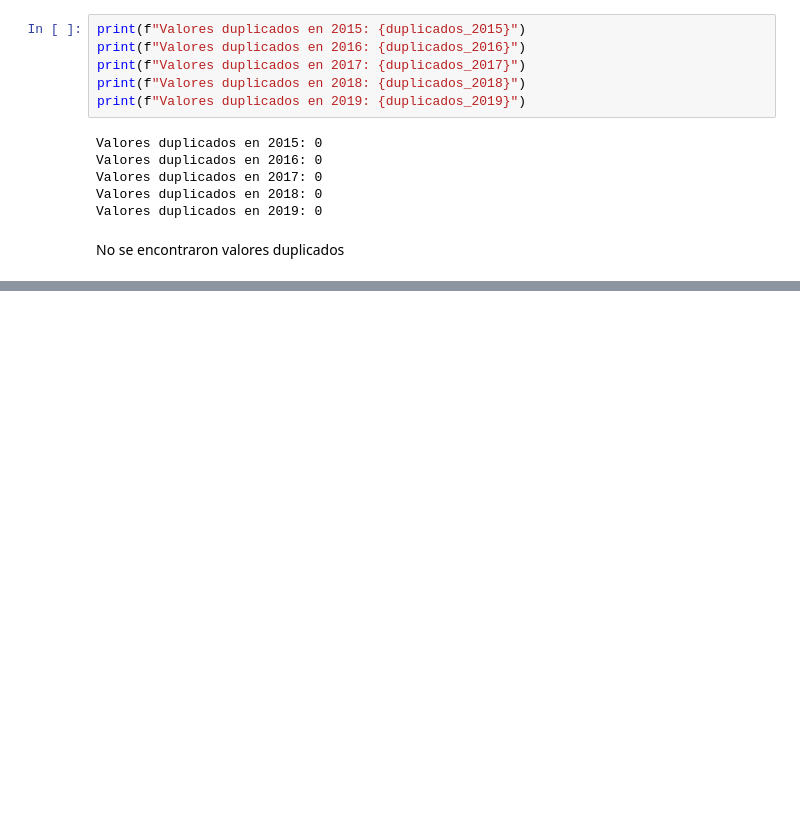
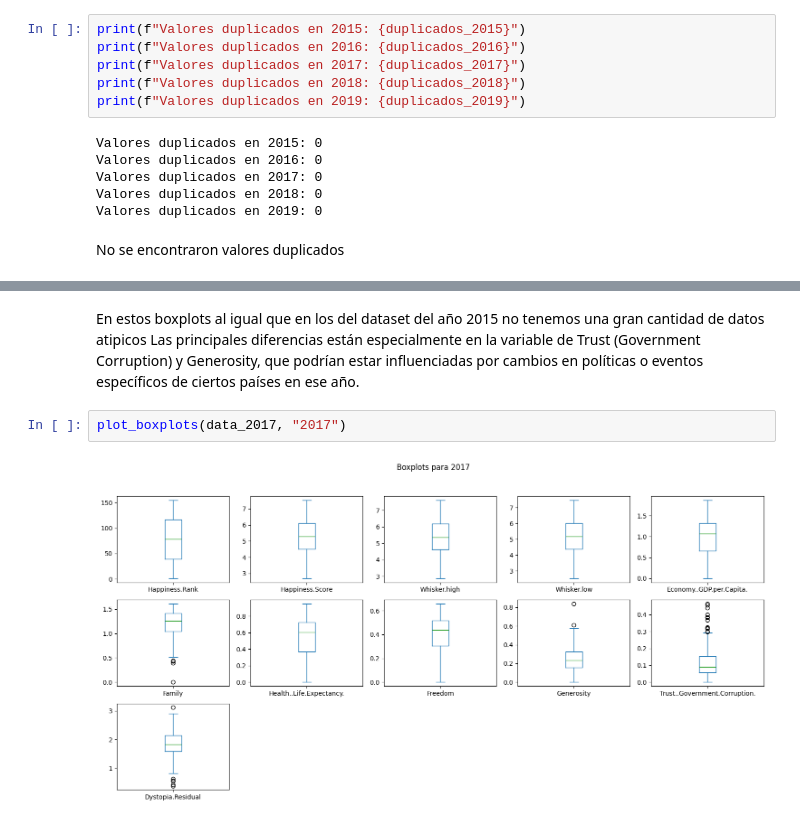
Before and after one commit to camilodelgado23/Analisis_y_Prediccion_indices_de_Felicidad, a Jupyter notebook: analisis_de_datos/E.D.A/E.D.A_datasets.ipynb, the cells around one changed output, grey strips where cells are left out. Drawn from its saved outputs; the diff is of its cells as text; blank space fills up the shorter version.

Commit message:
commit cambios E.D.A

```diff
--- a/analisis_de_datos/E.D.A/E.D.A_datasets.ipynb
+++ b/analisis_de_datos/E.D.A/E.D.A_datasets.ipynb
@@ -323,0 +342,6 @@ No se encontraron valores duplicados
+# %% [markdown]
+En estos boxplots al igual que en los del dataset del año 2015 no tenemos una gran cantidad de datos atipicos Las principales diferencias están especialmente en la variable de Trust (Government Corruption) y Generosity, que podrían estar influenciadas por cambios en políticas o eventos específicos de ciertos países en ese año.
+# %%
+plot_boxplots(data_2017, "2017")
+# %% [output]
+[figure, added]
```
Also changed, not shown: parts of 44 cells of this notebook, 1 other file.
